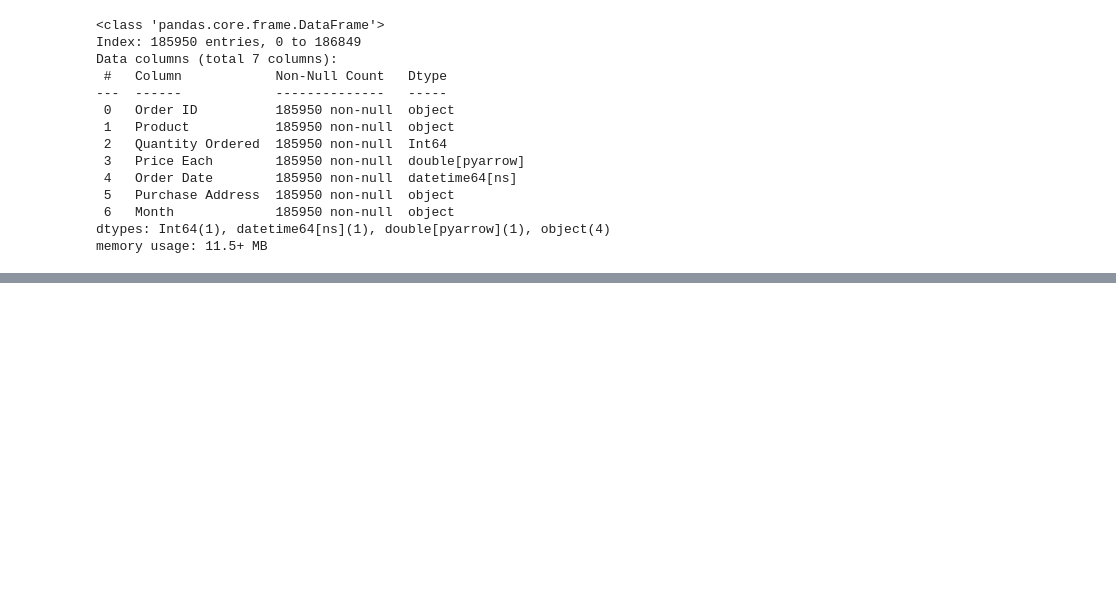
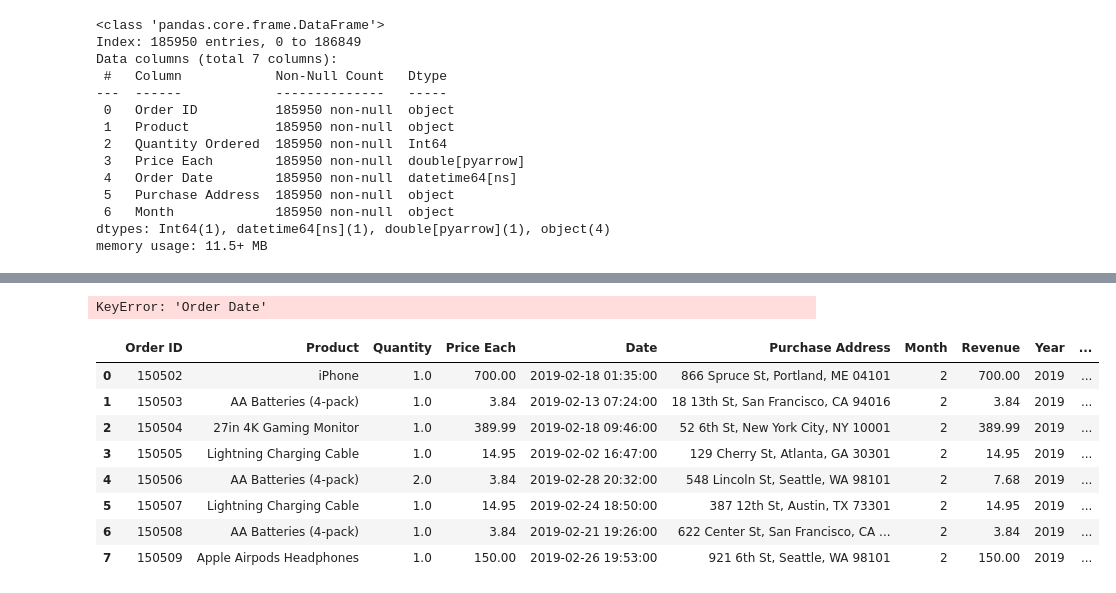
Before and after one commit to krishna0712/data_analysis_project, a Jupyter notebook: Data_clean/cleaning.ipynb, the cells around one changed output, grey strips where cells are left out. Saved outputs shown, nothing was run; the diff lists cells and outputs as text; code cells hidden in the pictures; blank space fills up the shorter version.

```diff
--- a/Data_clean/cleaning.ipynb
+++ b/Data_clean/cleaning.ipynb
@@ -156,0 +160,7 @@ ValueError: No axis named 1480 for object type DataFrame
+# %%
+# Convert columns to standard float types
+df['Quantity Ordered'] = pd.to_numeric(df['Quantity Ordered'], errors='coerce').astype(float)
+df['Price Each'] = pd.to_numeric(df['Price Each'], errors='coerce').astype(float)
+
+# Create Revenue column
+df['Revenue'] = df['Quantity Ordered'] * df['Price Each']
@@ -156,0 +185,18 @@ ValueError: No axis named 1480 for object type DataFrame
+# %%
+df["Year"] = df["Order Date"].dt.year
+df["Month"] = df["Order Date"].dt.month
+df["Month_Name"] = df["Order Date"].dt.strftime("%B")
+# %% [output]
+KeyError: 'Order Date'
+# %%
+df.head(8)
+# %% [output]
+|  | Order ID | Product | Quantity | Price Each | Date | Purchase Address | Month | Revenue | Year | ... |
+| 0 | 150502 | iPhone | 1.0 | 700.00 | 2019-02-18 01:35:00 | 866 Spruce St, Portland, ME 04101 | 2 | 700.00 | 2019 | ... |
+| 1 | 150503 | AA Batteries (4-pack) | 1.0 | 3.84 | 2019-02-13 07:24:00 | 18 13th St, San Francisco, CA 94016 | 2 | 3.84 | 2019 | ... |
+| 2 | 150504 | 27in 4K Gaming Monitor | 1.0 | 389.99 | 2019-02-18 09:46:00 | 52 6th St, New York City, NY 10001 | 2 | 389.99 | 2019 | ... |
+| 3 | 150505 | Lightning Charging Cable | 1.0 | 14.95 | 2019-02-02 16:47:00 | 129 Cherry St, Atlanta, GA 30301 | 2 | 14.95 | 2019 | ... |
+| 4 | 150506 | AA Batteries (4-pack) | 2.0 | 3.84 | 2019-02-28 20:32:00 | 548 Lincoln St, Seattle, WA 98101 | 2 | 7.68 | 2019 | ... |
+| 5 | 150507 | Lightning Charging Cable | 1.0 | 14.95 | 2019-02-24 18:50:00 | 387 12th St, Austin, TX 73301 | 2 | 14.95 | 2019 | ... |
+| 6 | 150508 | AA Batteries (4-pack) | 1.0 | 3.84 | 2019-02-21 19:26:00 | 622 Center St, San Francisco, CA ... | 2 | 3.84 | 2019 | ... |
+| 7 | 150509 | Apple Airpods Headphones | 1.0 | 150.00 | 2019-02-26 19:53:00 | 921 6th St, Seattle, WA 98101 | 2 | 150.00 | 2019 | ... |
```
Also changed, not shown: parts of 24 cells of this notebook, 6 other files.
